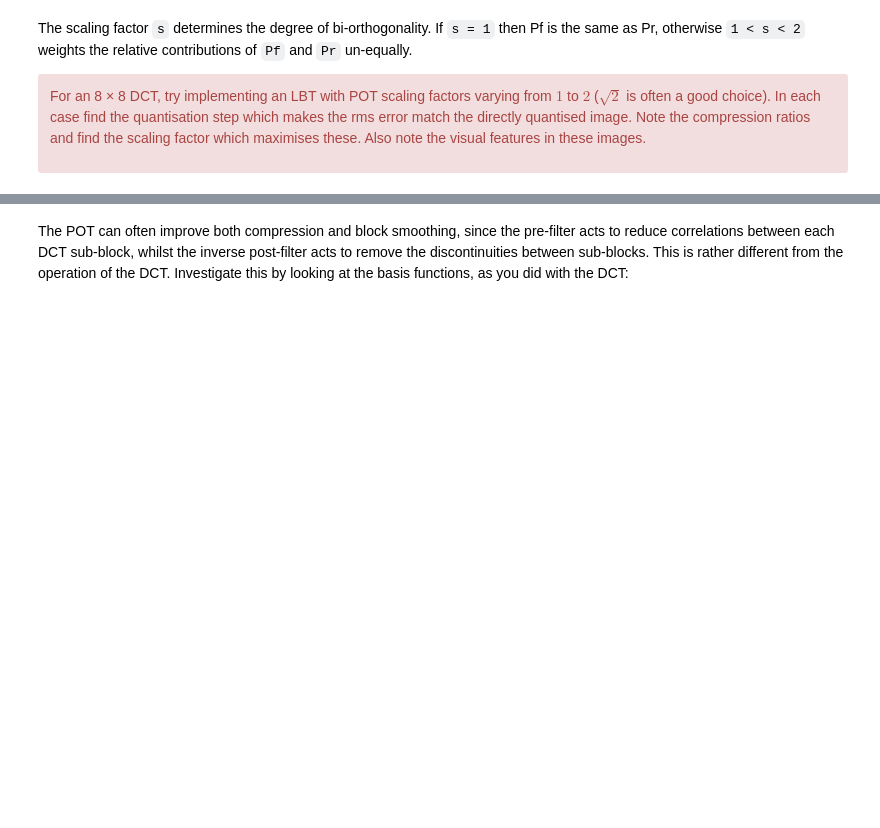
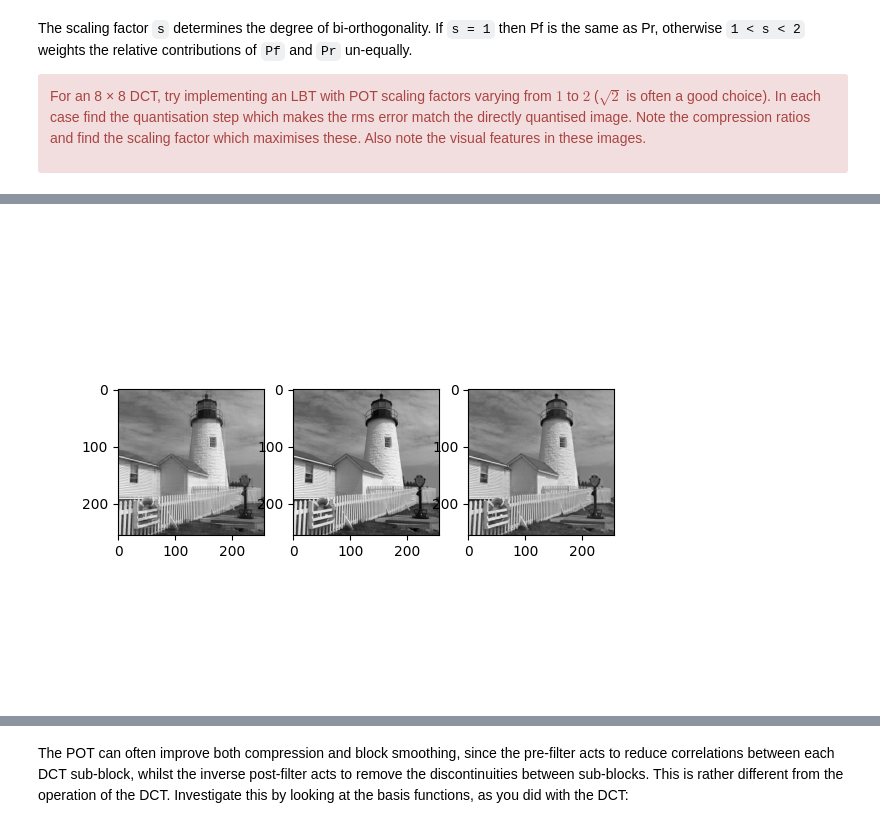
Before and after one commit to ki277/cued_sf2_lab, a Jupyter notebook: 8-lbt.ipynb, the cells around one changed output, grey strips where cells are left out. Cells and saved outputs as stored; diff of their text form; code cells hidden in the pictures; blank space fills up the shorter version.

```diff
--- a/8-lbt.ipynb
+++ b/8-lbt.ipynb
@@ -245,0 +214,21 @@ print(num_bits_direct)
+# %%
+# compare visual quality for different scaling factor
+N = 8
+Z_list = []
+for scale in [1, 1.5, 2]:
+    opt, error, rms_list, Y = optimize_step_size_lbt(X, 8, scale)
+    Z = colxfm(colxfm(Y.T, C8.T).T, C8.T)
+
+    Zp = Z.copy()  #copy the non-transformed edges directly from Z
+    Zp[:,t] = colxfm(Zp[:,t].T, Pr.T).T
+    Zp[t,:] = colxfm(Zp[t,:], Pr.T)
+    Z_list.append(Zp)
+
+fig, ax = plt.subplots(1, 3)
+ax[0].imshow(Z_list[0], cmap='gray')
+ax[1].imshow(Z_list[1], cmap='gray')
+ax[2].imshow(Z_list[2], cmap='gray')
+
+plt.show()
+# %% [output]
+[figure, added]
```
Also changed, not shown: parts of 13 cells of this notebook, 1 other file.
